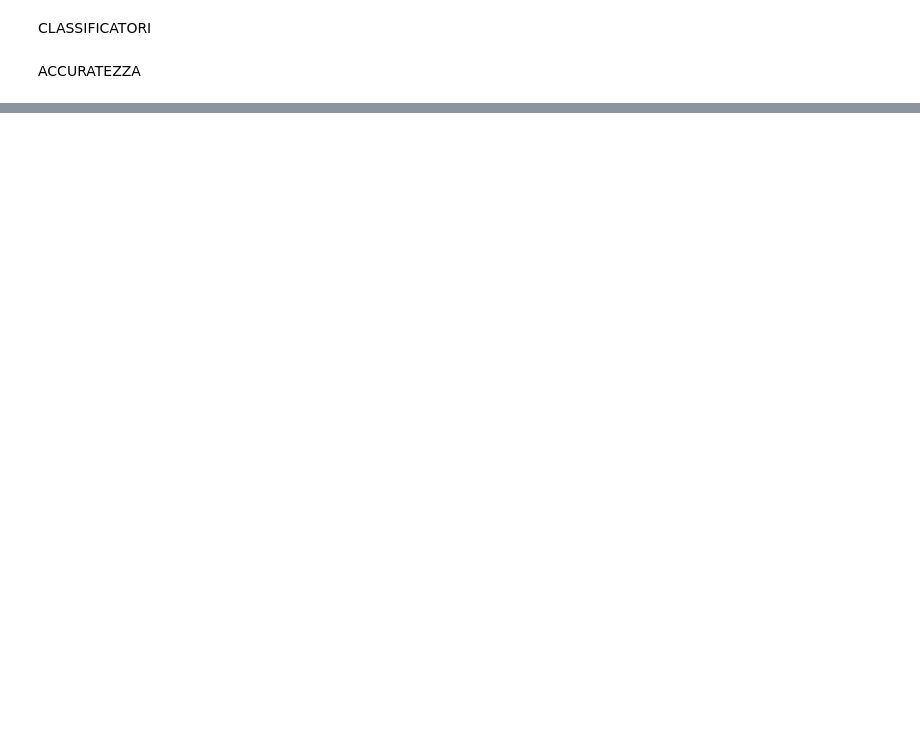
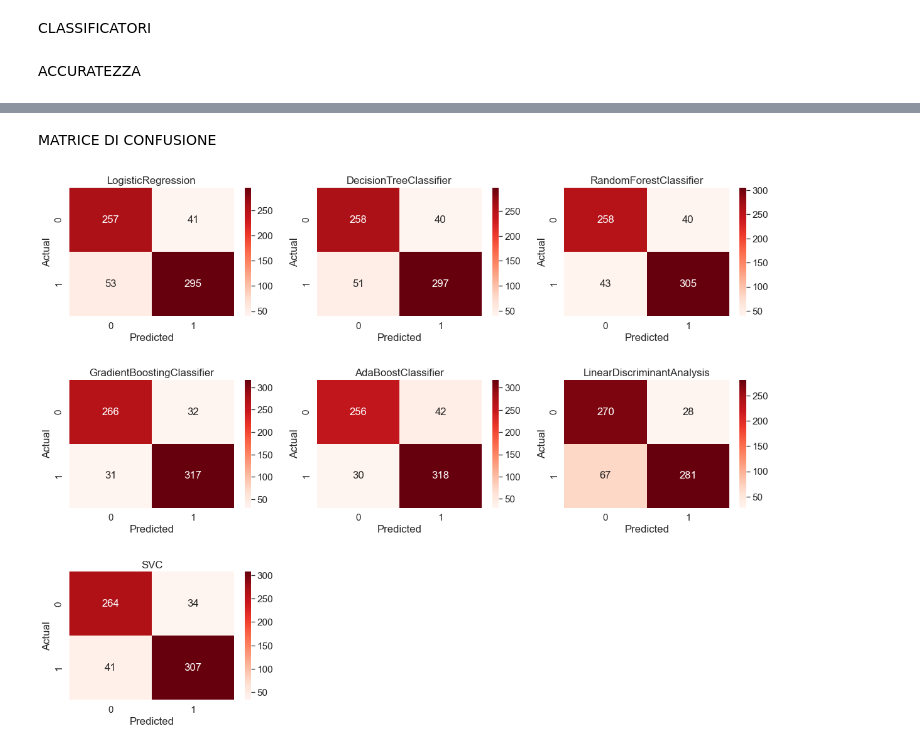
Before and after one commit to ChiaraAmalia/DataScience2Project, a Jupyter notebook: Classificazione.ipynb, the cells around one changed output, grey strips where cells are left out. Saved outputs shown, nothing was run; the diff lists cells and outputs as text; code cells hidden in the pictures; blank space fills up the shorter version.

```diff
--- a/Classificazione.ipynb
+++ b/Classificazione.ipynb
@@ -316,0 +329,15 @@ Text(0.5, 1.0, 'Cross validation scores')
+# %% [markdown]
+MATRICE DI CONFUSIONE
+# %%
+# Confusion matrixes (not-normalized confusion matrix)
+plt.figure(figsize=(20,15))
+sns.set(font_scale=1.4)
+for i in range(len(classifiers)):
+    plt.subplot(3,3,i+1) #adjust this acourding to the number of algorithms
+    sns.heatmap(cnfm[i], annot=True, fmt="d",cmap="Reds")
+    plt.subplots_adjust(hspace = 0.5)
+    plt.xlabel('Predicted')
+    plt.ylabel('Actual')
+    plt.title(clf_name[i])
+# %% [output]
+[figure, added]
```
Also changed, not shown: parts of 29 cells of this notebook.
